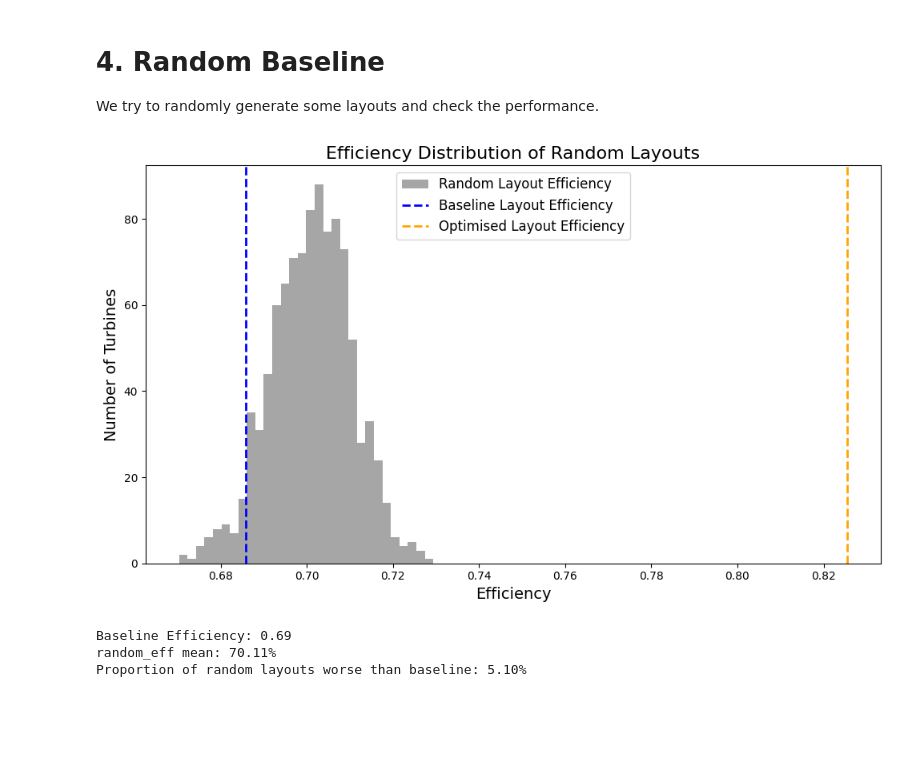
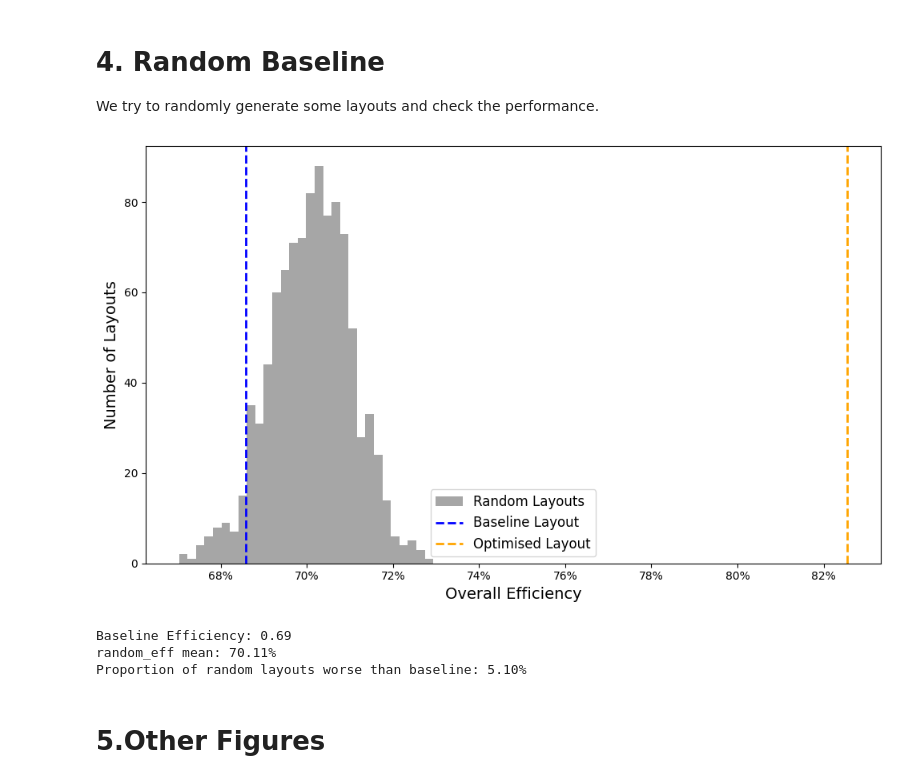
Before and after one commit to ShitianZhang22/Wind-Farm-Layout-Optimisation, a Jupyter notebook: whitelee2.ipynb, the cells around one changed output. Cells and saved outputs as stored; diff of their text form; code cells hidden in the pictures; blank space fills up the shorter version.

```diff
--- a/whitelee2.ipynb
+++ b/whitelee2.ipynb
@@ -510,25 +644,29 @@ random_eff = [0.7095336502691507, 0.7074711686519206, 0.6882411633452548, 0.7005
 # %%
 # Create a histogram of random_eff with vertical lines for turbine_eff and optimised_eff
 fig, ax = plt.subplots(figsize=(10, 6))
 
 # Plot histogram for random_eff
-ax.hist(random_eff, bins=30, alpha=0.7, label='Random Layout Efficiency', color='gray')
+ax.hist(random_eff, bins=30, alpha=0.7, label='Random Layouts', color='gray')
 
 # Add vertical lines for turbine_eff and optimised_eff
-ax.axvline(np.mean(turbine_eff), color='blue', linestyle='--', linewidth=2, label='Baseline Layout Efficiency')
-ax.axvline(np.mean(optimised_eff), color='orange', linestyle='--', linewidth=2, label='Optimised Layout Efficiency')
+ax.axvline(np.mean(turbine_eff), color='blue', linestyle='--', linewidth=2, label='Baseline Layout')
+ax.axvline(np.mean(optimised_eff), color='orange', linestyle='--', linewidth=2, label='Optimised Layout')
 
-# Add labels, title, and legend
-ax.set_title('Efficiency Distribution of Random Layouts', fontsize=16)
-ax.set_xlabel('Efficiency', fontsize=14)
-ax.set_ylabel('Number of Turbines', fontsize=14)
+# Add labels, title (not used now), and legend
+# ax.set_title('Efficiency Distribution of Random Layouts', fontsize=16)
+ax.set_xlabel('Overall Efficiency', fontsize=14)
+ax.set_ylabel('Number of Layouts', fontsize=14)
 ax.legend(fontsize=12)
+
+# Change the X axis to percentage
+# From: https://stackoverflow.com/questions/31357611/format-y-axis-as-percent
+ax.xaxis.set_major_formatter(PercentFormatter(1, decimals=0))
 
 # Show the plot
 plt.tight_layout()
 plt.show()
 # %% [output]
-[figure, old version]
+[figure, new version]
 # %%
 # Check how many random layouts are better than the baseline
 count = 0
@@ -543,3 +681,5 @@ print(f"Proportion of random layouts worse than baseline: {1 - count / len(rando
 Baseline Efficiency: 0.69
 random_eff mean: 70.11%
 Proportion of random layouts worse than baseline: 5.10%
+# %% [markdown]
+# 5.Other Figures
```
Also changed, not shown: parts of 12 cells of this notebook, 3 other files.
